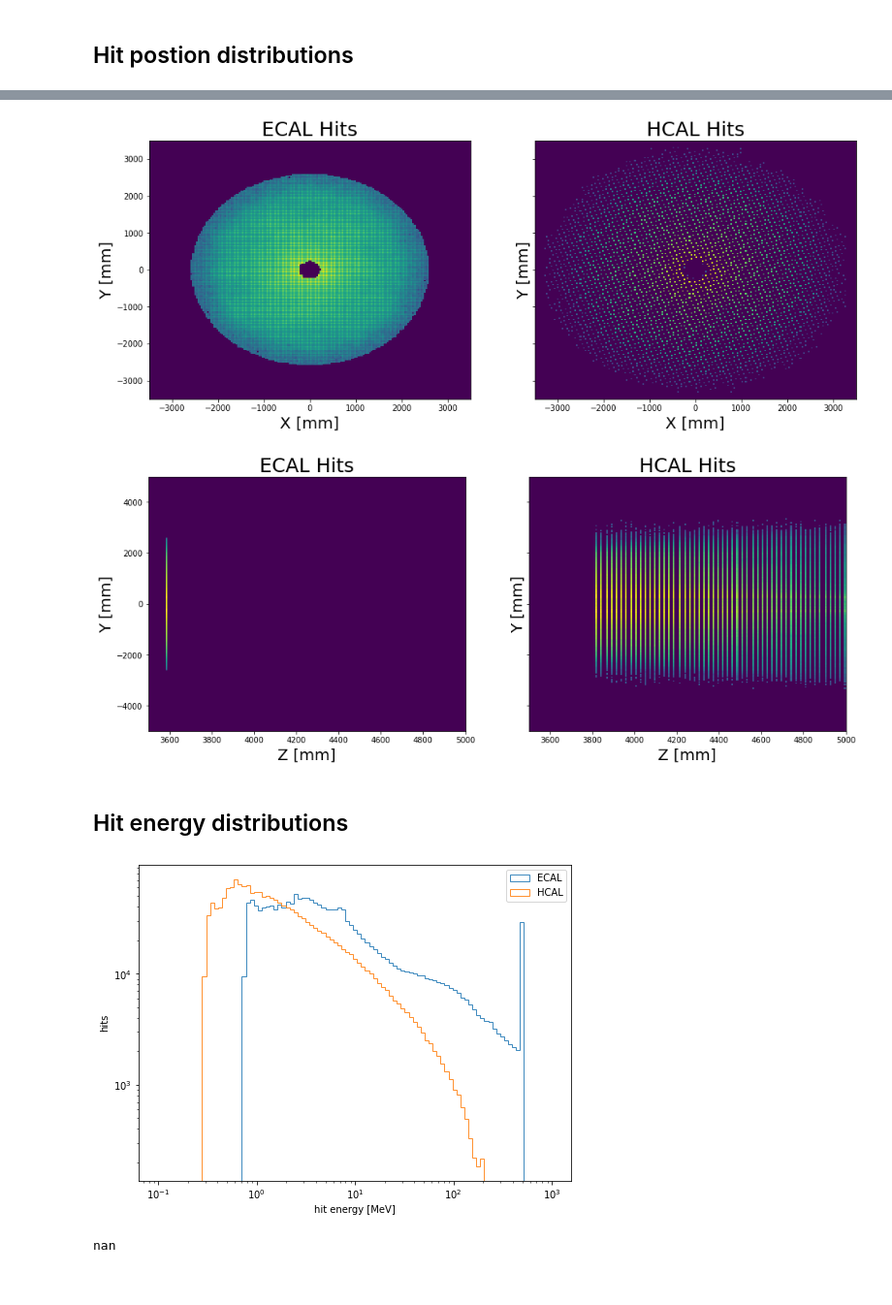
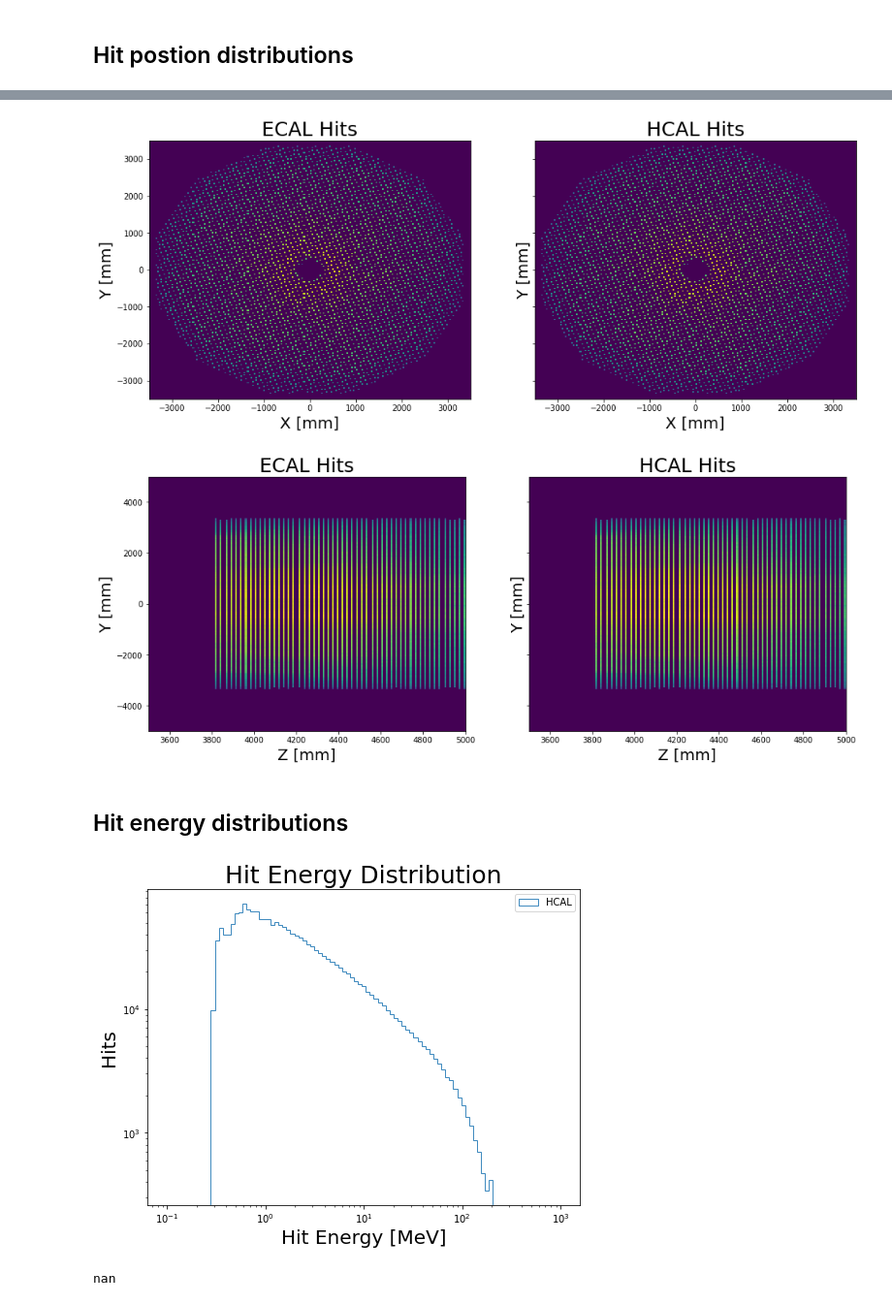
Before and after one commit to eiccodesign/regressiononly, a Jupyter notebook: H5_hitQA.ipynb, the cells around one changed output, grey strips where cells are left out. Shown at 97% size. Saved outputs shown, nothing was run; the diff lists cells and outputs as text; code cells hidden in the pictures.

```diff
--- a/H5_hitQA.ipynb
+++ b/H5_hitQA.ipynb
@@ -36,12 +36,16 @@ display_html(df1_styler._repr_html_()+df2_styler._repr_html_(), raw=True)
 ## Get data
 # %%
 #filename = 'rec_piplus_1k.hdf5'
-filename = 'rec_pionplus_300k.hdf5'
+#filename = 'rec_pionplus_300k.hdf5'
+#filename = "hcal_only.hdf5"
+#filename = "1M_pioplus_Aug26.hdf5"
+#filename = "rec_ecal_in_xml.hdf5"
+filename = "2M_piplus.hdf5"
 #filename = 'no_Nhits_cut_300k.hdf5'
 h5_file = h5.File(filename,'r')
 print(list(h5_file.keys()))
 
-ecal = h5_file['ecal']
+ecal = h5_file['hcal']
 hcal = h5_file['hcal']
 mc = h5_file['mc']
 
@@ -162,7 +172,7 @@ ax[0].set_ylabel("Y [mm]",fontsize=20)
 #plt.show()
 plt.savefig("cal_XY.pdf")
 # %% [output]
-[figure, old version]
+[figure, new version]
 # %%
 fig,ax = plt.subplots(1,2, figsize=(16, 6),sharex=True,sharey=True)
 z = ecal_Z.flatten()
@@ -184,21 +194,22 @@ ax[0].set_title('ECAL Hits',fontsize=25)
 
 plt.savefig("cal_YZ.pdf")
 # %% [output]
-[figure, old version]
+[figure, new version]
 # %% [markdown]
 ## Hit energy distributions
 # %%
 fig = plt.figure( figsize=(8, 6))
-plt.hist(ecal_E.flatten(),bins=np.geomspace(0.1,1000,100),label='ECAL',alpha=0.85,histtype='step')
+#plt.hist(ecal_E.flatten(),bins=np.geomspace(0.1,1000,100),label='ECAL',alpha=0.85,histtype='step')
 plt.hist(hcal_E.flatten(),bins=np.geomspace(0.1,1000,100), label='HCAL',alpha=0.85,histtype='step')
 plt.yscale('log')
+plt.title("Hit Energy Distribution",fontsize=25)
 plt.xscale('log')
 plt.legend()
-plt.ylabel('hits')
-plt.xlabel('hit energy [MeV]')
+plt.ylabel('Hits',fontsize=20)
+plt.xlabel('Hit Energy [MeV]',fontsize=20)
 plt.show()
 # %% [output]
-[figure, old version]
+[figure, new version]
 # %%
 print(np.mean(ecal_E.flatten()))
 # %% [output]
```
Also changed, not shown: parts of 19 cells of this notebook, 4 other files.
